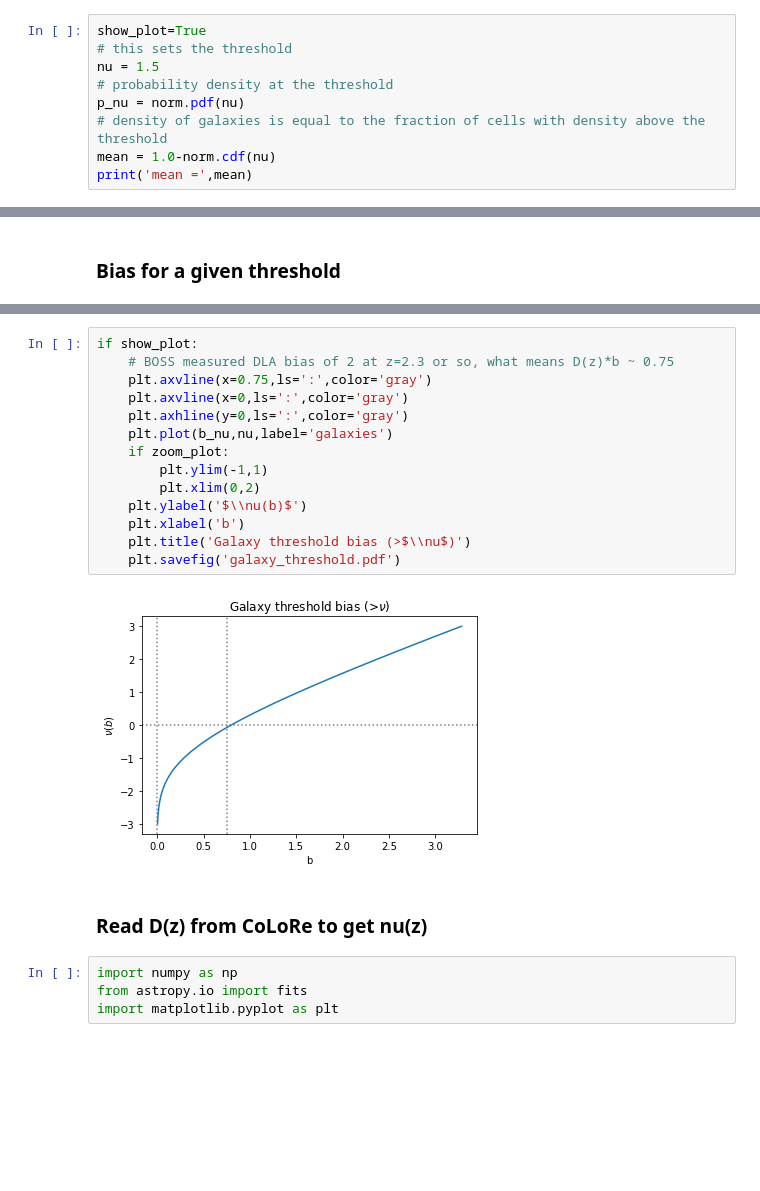
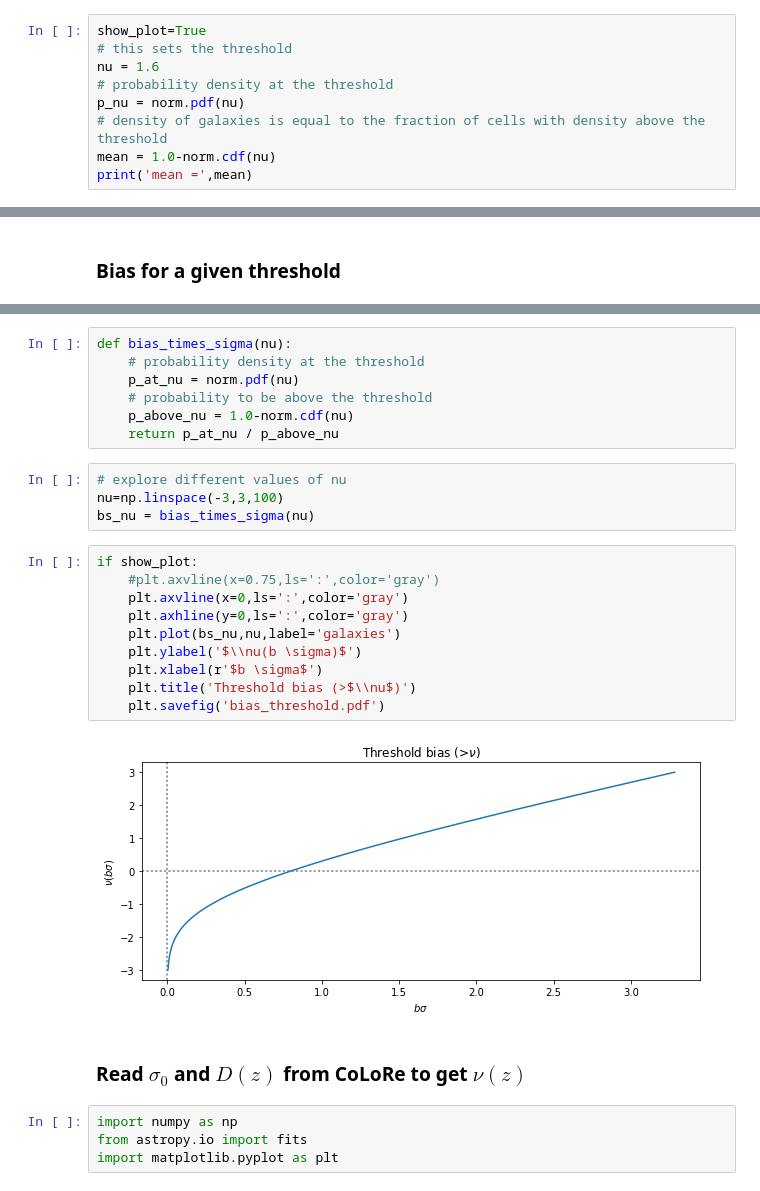
Before and after one commit to igmhub/LyaCoLoRe, a Jupyter notebook: notebooks/threshold_dla_bias.ipynb, the cells around one changed output, grey strips where cells are left out. Drawn from its saved outputs; the diff is of its cells as text; blank space fills up the shorter version.

```diff
--- a/notebooks/threshold_dla_bias.ipynb
+++ b/notebooks/threshold_dla_bias.ipynb
@@ -18,7 +18,7 @@ We will look at a toy model to describe galaxy bias:
 # %%
 show_plot=True
 # this sets the threshold
-nu = 1.5
+nu = 1.6
 # probability density at the threshold
 p_nu = norm.pdf(nu)
 # density of galaxies is equal to the fraction of cells with density above the threshold
@@ -71,21 +65,28 @@ if show_plot:
+# %%
+def bias_times_sigma(nu):
+    # probability density at the threshold
+    p_at_nu = norm.pdf(nu)
+    # probability to be above the threshold
+    p_above_nu = 1.0-norm.cdf(nu)
+    return p_at_nu / p_above_nu
+# %%
+# explore different values of nu
+nu=np.linspace(-3,3,100)
+bs_nu = bias_times_sigma(nu)
 # %%
 if show_plot:
-    # BOSS measured DLA bias of 2 at z=2.3 or so, what means D(z)*b ~ 0.75
-    plt.axvline(x=0.75,ls=':',color='gray')
+    #plt.axvline(x=0.75,ls=':',color='gray')
     plt.axvline(x=0,ls=':',color='gray')
     plt.axhline(y=0,ls=':',color='gray')
-    plt.plot(b_nu,nu,label='galaxies')
-    if zoom_plot:
-        plt.ylim(-1,1)
-        plt.xlim(0,2)
-    plt.ylabel('$\\nu(b)$')
-    plt.xlabel('b')
-    plt.title('Galaxy threshold bias (>$\\nu$)')
-    plt.savefig('galaxy_threshold.pdf')
+    plt.plot(bs_nu,nu,label='galaxies')
+    plt.ylabel('$\\nu(b \sigma)$')
+    plt.xlabel(r'$b \sigma$')
+    plt.title('Threshold bias (>$\\nu$)')
+    plt.savefig('bias_threshold.pdf')
 # %% [output]
-[figure, old version]
+[figure, new version]
 # %% [markdown]
-### Read D(z) from CoLoRe to get nu(z)
+### Read $\sigma_0$ and $D(z)$ from CoLoRe to get $\nu(z)$
 # %%
 import numpy as np
 from astropy.io import fits
```
Also changed, not shown: parts of 11 cells of this notebook.
